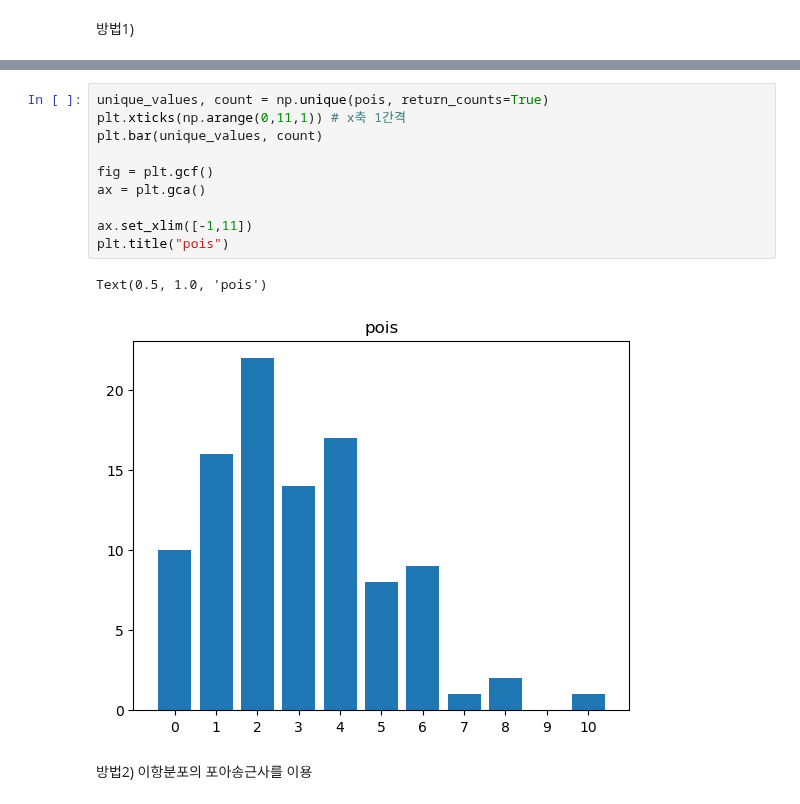
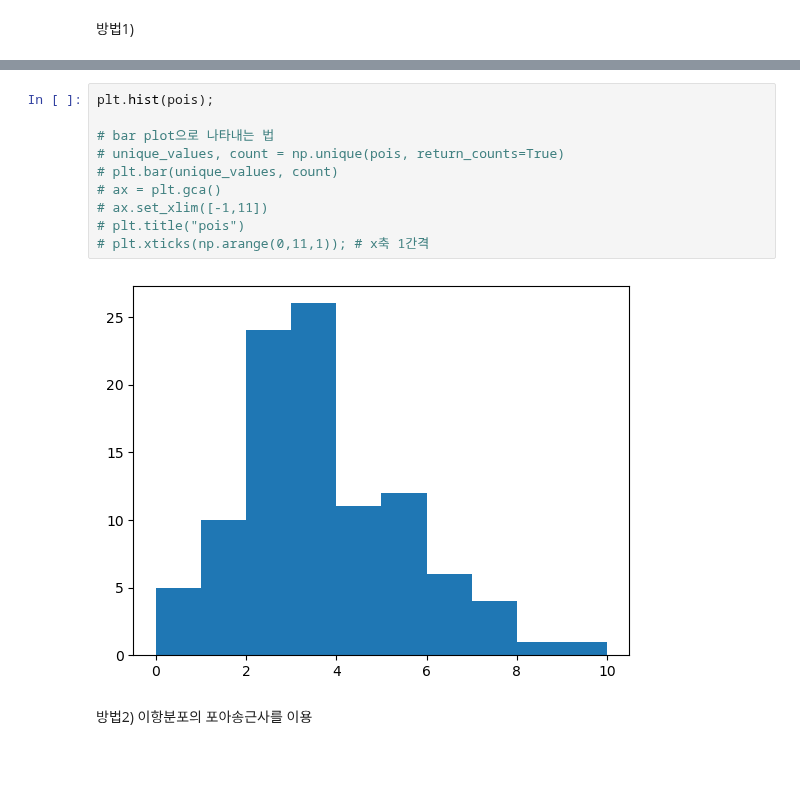
Before and after one commit to star77sa/star77sa.github.io, a Jupyter notebook: posts/Statistics/SC.ipynb, the cells around one changed output, grey strips where cells are left out. Saved outputs shown, nothing was run; the diff lists cells and outputs as text; blank space fills up the shorter version.

```diff
--- a/posts/Statistics/SC.ipynb
+++ b/posts/Statistics/SC.ipynb
@@ -93,16 +93,15 @@ array([ 6,  6,  1,  3,  0,  4,  3,  5,  1,  6,  2,  2,  1,  6,  4,  1,  4,
 # %%
-unique_values, count = np.unique(pois, return_counts=True)
-plt.xticks(np.arange(0,11,1)) # x축 1간격
-plt.bar(unique_values, count)
+plt.hist(pois);
 
-fig = plt.gcf()
-ax = plt.gca()
-
-ax.set_xlim([-1,11])
-plt.title("pois")
+# bar plot으로 나타내는 법
+# unique_values, count = np.unique(pois, return_counts=True)
+# plt.bar(unique_values, count)
+# ax = plt.gca()
+# ax.set_xlim([-1,11])
+# plt.title("pois")
+# plt.xticks(np.arange(0,11,1)); # x축 1간격
 # %% [output]
-Text(0.5, 1.0, 'pois')
-[figure, old version]
+[figure, new version]
 # %% [markdown]
 방법2) 이항분포의 포아송근사를 이용
 # %% [markdown]
```
Also changed, not shown: parts of 6 cells of this notebook, 10 other files.
